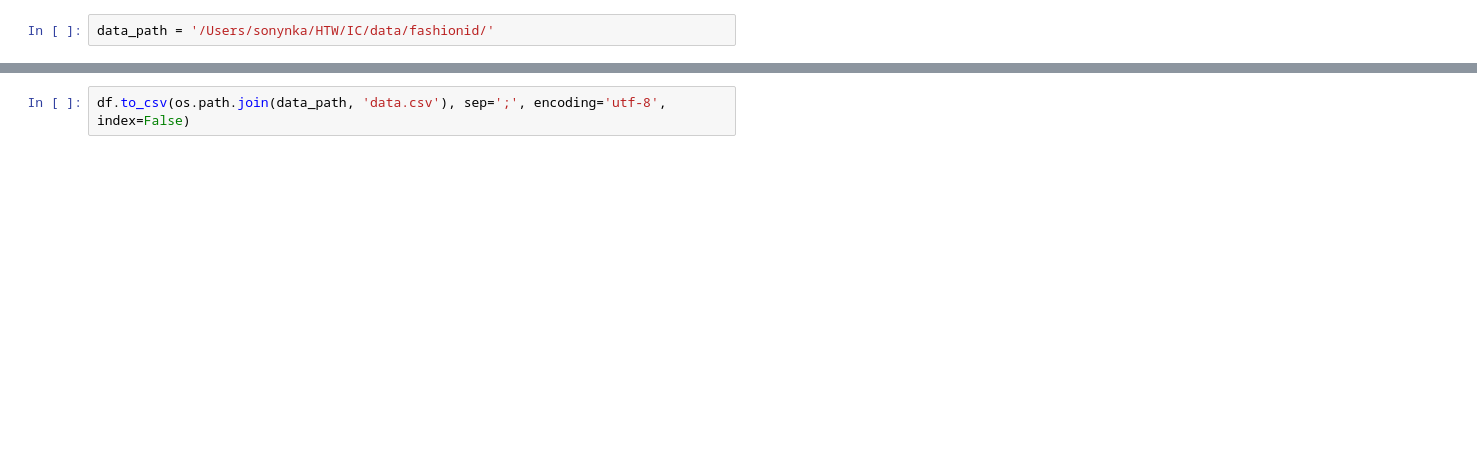
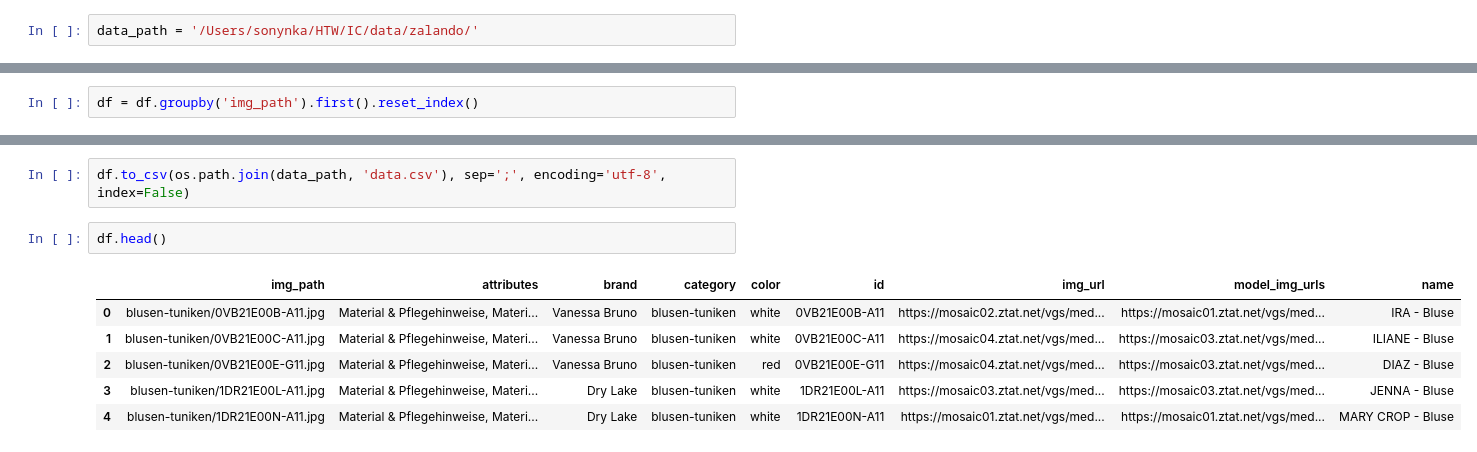
Before and after one commit to sonynka/fashion_scraper, a Jupyter notebook: data_processing/data_cleaning.ipynb, the cells around one changed output, grey strips where cells are left out. Saved outputs shown, nothing was run; the diff lists cells and outputs as text; blank space fills up the shorter version.

Commit message:
edit notebooks for zalando

```diff
--- a/data_processing/data_cleaning.ipynb
+++ b/data_processing/data_cleaning.ipynb
@@ -3,7 +3,7 @@ import pandas as pd
 import os
 import glob
 # %%
-data_path = '/Users/sonynka/HTW/IC/data/fashionid/'
+data_path = '/Users/sonynka/HTW/IC/data/zalando/'
 # %%
 df = pd.read_csv(os.path.join(data_path, 'data.csv'), sep=';')
 # %%
@@ -26,3 +69,5 @@ print('Without duplicates', df.drop_duplicates().shape)
+# %%
+df = df.groupby('img_path').first().reset_index()
 # %% [markdown]
 ## Check images and CSVs consistency
 ### CSV -> image path check
@@ -54,2 +122,11 @@ for category in os.listdir(data_path):
 # %%
 df.to_csv(os.path.join(data_path, 'data.csv'), sep=';', encoding='utf-8', index=False)
+# %%
+df.head()
+# %% [output]
+|  | img_path | attributes | brand | category | color | id | img_url | model_img_urls | name |
+| 0 | blusen-tuniken/0VB21E00B-A11.jpg | Material & Pflegehinweise, Materi... | Vanessa Bruno | blusen-tuniken | white | 0VB21E00B-A11 | https://mosaic02.ztat.net/vgs/med... | https://mosaic01.ztat.net/vgs/med... | IRA - Bluse |
+| 1 | blusen-tuniken/0VB21E00C-A11.jpg | Material & Pflegehinweise, Materi... | Vanessa Bruno | blusen-tuniken | white | 0VB21E00C-A11 | https://mosaic04.ztat.net/vgs/med... | https://mosaic03.ztat.net/vgs/med... | ILIANE - Bluse |
+| 2 | blusen-tuniken/0VB21E00E-G11.jpg | Material & Pflegehinweise, Materi... | Vanessa Bruno | blusen-tuniken | red | 0VB21E00E-G11 | https://mosaic04.ztat.net/vgs/med... | https://mosaic03.ztat.net/vgs/med... | DIAZ - Bluse |
+| 3 | blusen-tuniken/1DR21E00L-A11.jpg | Material & Pflegehinweise, Materi... | Dry Lake | blusen-tuniken | white | 1DR21E00L-A11 | https://mosaic03.ztat.net/vgs/med... | https://mosaic03.ztat.net/vgs/med... | JENNA - Bluse |
+| 4 | blusen-tuniken/1DR21E00N-A11.jpg | Material & Pflegehinweise, Materi... | Dry Lake | blusen-tuniken | white | 1DR21E00N-A11 | https://mosaic01.ztat.net/vgs/med... | https://mosaic01.ztat.net/vgs/med... | MARY CROP - Bluse |
```
Also changed, not shown: parts of 6 cells of this notebook, 3 other files.
